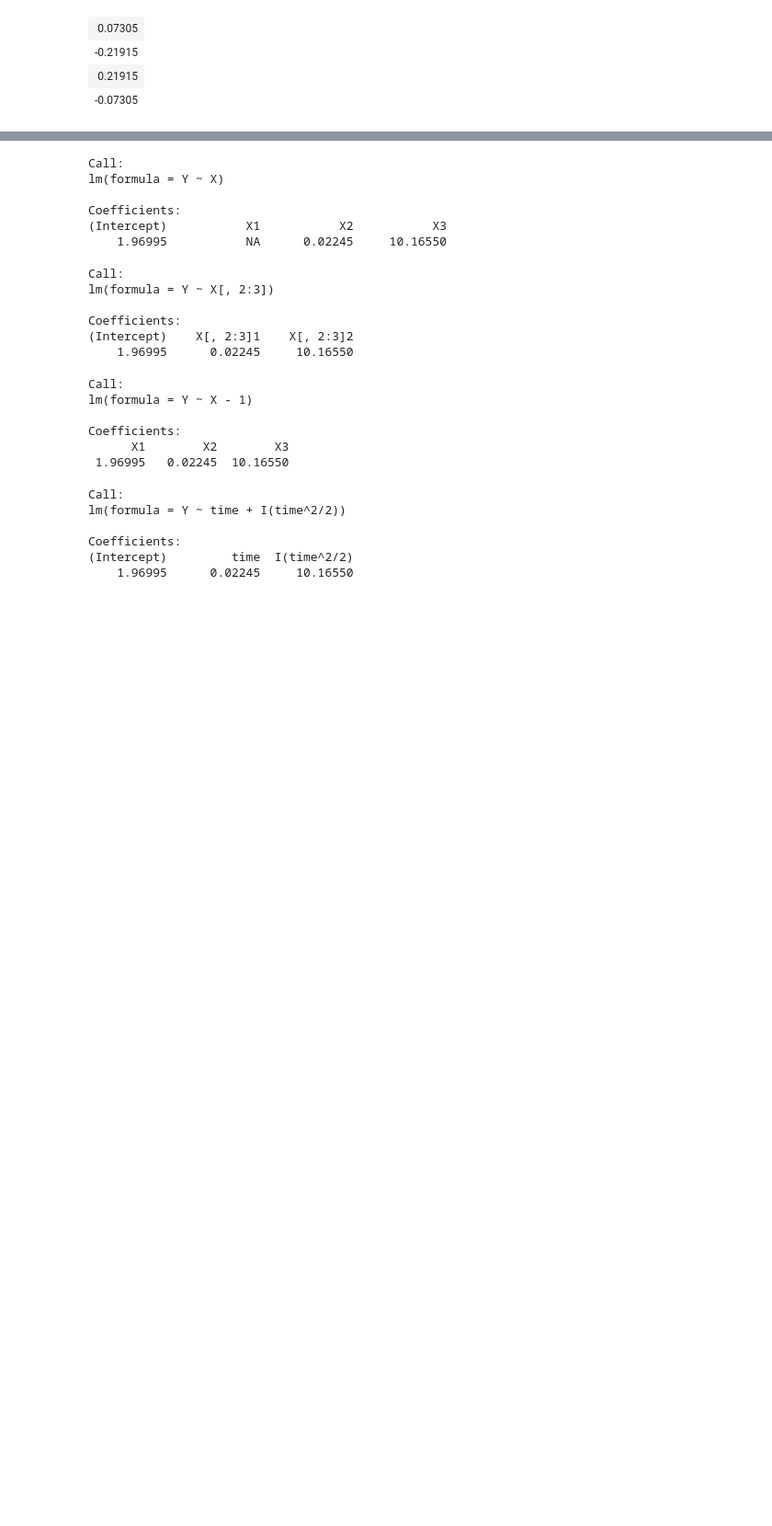
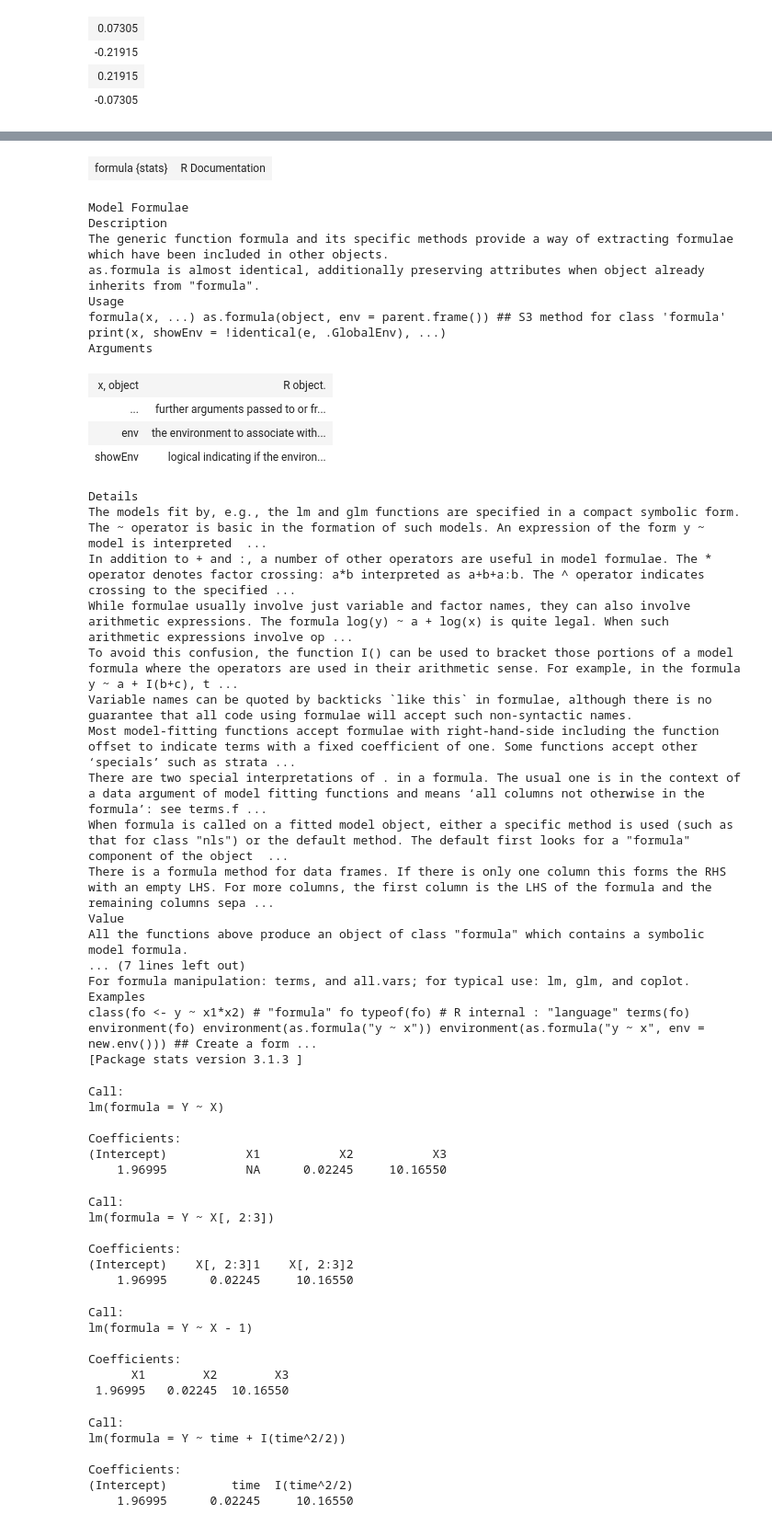
Before and after one commit to pbstark/Padova15, a Jupyter notebook: regress.ipynb, the cells around one changed output, grey strips where cells are left out. Shown at 92% size. Drawn from its saved outputs; the diff is of its cells as text; code cells hidden in the pictures; blank space fills up the shorter version.

```diff
--- a/regress.ipynb
+++ b/regress.ipynb
@@ -495,6 +530,39 @@ biglm in package biglm for an alternative way to fit linear models to large data
 Examples
 require(graphics) ## Annette Dobson (1990) "An Introduction to Generalized Linear Models". ## Page 9: Plant Weight Data. ctl <- c(4.17,5.58,5.18,6.11,4.50,4.61,5.17,4.53,5.33,5.14) trt <- c(4.81,4.17, ...
 [Package stats version 3.1.3 ]
+# %%
+# It will help to be familiar with "formula" objects in R:
+help(formula)
+# %% [output]
+| formula {stats} | R Documentation |
+Model Formulae
+Description
+The generic function formula and its specific methods provide a way of extracting formulae which have been included in other objects.
+as.formula is almost identical, additionally preserving attributes when object already inherits from "formula".
+Usage
+formula(x, ...) as.formula(object, env = parent.frame()) ## S3 method for class 'formula' print(x, showEnv = !identical(e, .GlobalEnv), ...)
+Arguments
+| x, object | R object. |
+| ... | further arguments passed to or fr... |
+| env | the environment to associate with... |
+| showEnv | logical indicating if the environ... |
+Details
+The models fit by, e.g., the lm and glm functions are specified in a compact symbolic form. The ~ operator is basic in the formation of such models. An expression of the form y ~ model is interpreted  ...
+In addition to + and :, a number of other operators are useful in model formulae. The * operator denotes factor crossing: a*b interpreted as a+b+a:b. The ^ operator indicates crossing to the specified ...
+While formulae usually involve just variable and factor names, they can also involve arithmetic expressions. The formula log(y) ~ a + log(x) is quite legal. When such arithmetic expressions involve op ...
+To avoid this confusion, the function I() can be used to bracket those portions of a model formula where the operators are used in their arithmetic sense. For example, in the formula y ~ a + I(b+c), t ...
+Variable names can be quoted by backticks `like this` in formulae, although there is no guarantee that all code using formulae will accept such non-syntactic names.
+Most model-fitting functions accept formulae with right-hand-side including the function offset to indicate terms with a fixed coefficient of one. Some functions accept other ‘specials’ such as strata ...
+There are two special interpretations of . in a formula. The usual one is in the context of a data argument of model fitting functions and means ‘all columns not otherwise in the formula’: see terms.f ...
+When formula is called on a fitted model object, either a specific method is used (such as that for class "nls") or the default method. The default first looks for a "formula" component of the object  ...
+There is a formula method for data frames. If there is only one column this forms the RHS with an empty LHS. For more columns, the first column is the LHS of the formula and the remaining columns sepa ...
+Value
+All the functions above produce an object of class "formula" which contains a symbolic model formula.
+... (7 lines left out)
+For formula manipulation: terms, and all.vars; for typical use: lm, glm, and coplot.
+Examples
+class(fo <- y ~ x1*x2) # "formula" fo typeof(fo) # R internal : "language" terms(fo) environment(fo) environment(as.formula("y ~ x")) environment(as.formula("y ~ x", env = new.env())) ## Create a form ...
+[Package stats version 3.1.3 ]
 # %%
 # In R, there are always several ways to do anything!
 
```
Also changed, not shown: parts of 16 cells of this notebook, 1 other file.
